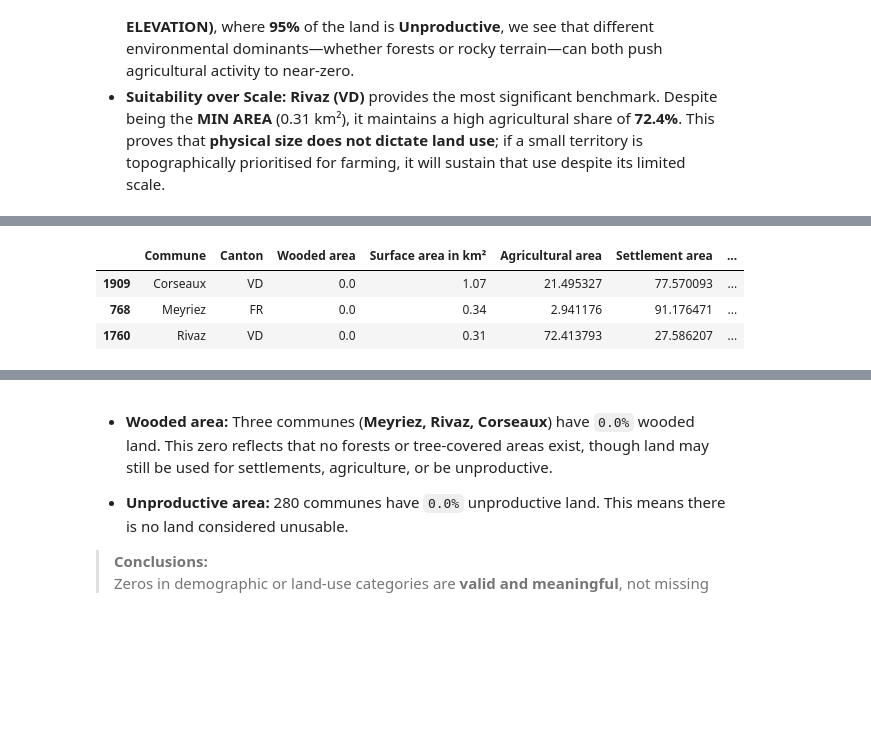
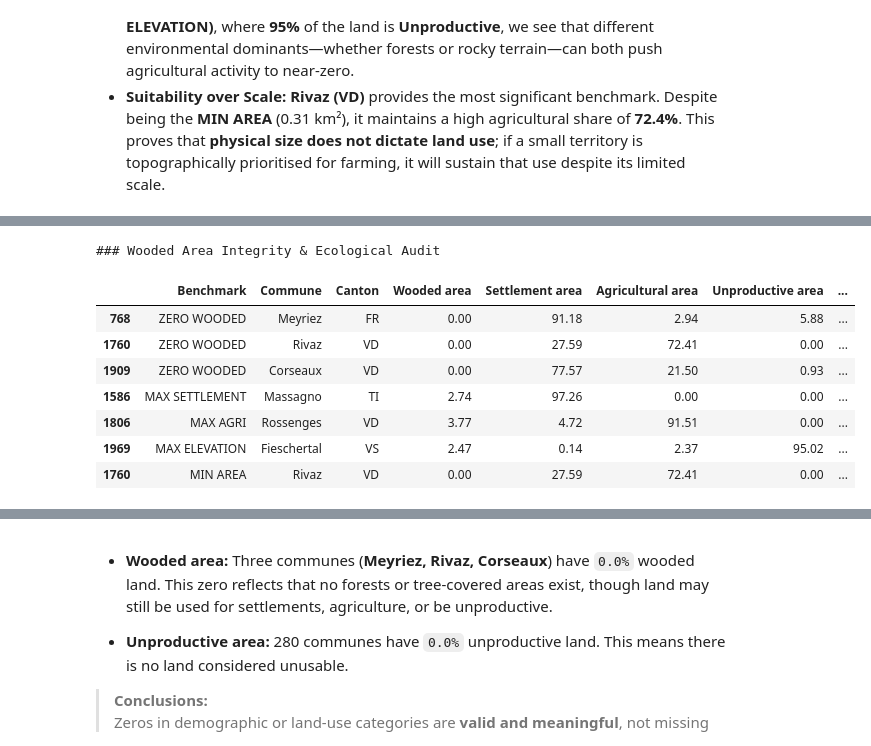
Before and after one commit to mamefatylo/EPFL_swiss_communes_project, a Jupyter notebook: communes_solution.ipynb, the cells around one changed output, grey strips where cells are left out. Cells and saved outputs as stored; diff of their text form; code cells hidden in the pictures; blank space fills up the shorter version.

Commit message:
Zero values validation

```diff
--- a/communes_solution.ipynb
+++ b/communes_solution.ipynb
@@ -38,13 +44,13 @@ The main steps are:
 import pandas as pd
 import numpy as np
 
-# A1. Load the CSV file into a Pandas DataFrame
-file_source = 'p1_communes.csv'
-df = pd.read_csv(file_source)
+# A1. Load dataset
+dataset_name = 'p1_communes.csv'
+df = pd.read_csv(dataset_name)
 
-# A2. Report the number of rows and columns in the dataset
-print(f"Dataset loaded: {file_source} | {df.shape[0]:,} rows x {df.shape[1]} columns")
+# A2. Report the number of rows and columns
+print(f'Loaded dataset: {dataset_name} | {df.shape[0]:,} rows x {df.shape[1]} columns')
 
-# A3. Display the first entries to confirm successful loading and column alignment
+# A3. Preview the first entries
 display(df.head())
 # %% [output]
@@ -401,19 +439,41 @@ The **Total Land %** column consistently returns **100.0%** across these commune
 | 1760 | MIN AREA | Rivaz | VD | 72.413793 | 27.586207 | 0.000000 | 0.000000 | ... |
 | 1569 | ZERO AGRICULTURAL AREA | Bissone | TI | 0.000000 | 20.430108 | 78.494624 | 1.075269 | ... |
 # %%
-wooded_zeros = df[df['Wooded area'] == 0].copy()
-wooded_zeros['Total Land Allocation %'] = wooded_zeros[land_use_cols].sum(axis=1)
+# B1. Targeted Audit: Wooded Area Integrity & Ecological Thresholds
+# Benchmarking Wooded Zeros against urban, agricultural, and alpine extremes
+wooded_targets = [
+    (df[df['Wooded area'] == 0], "ZERO WOODED"),
+    (df.nlargest(1, 'Settlement area'), "MAX SETTLEMENT"),
+    (df.nlargest(1, 'Agricultural area'), "MAX AGRI"),
+    (df.nlargest(1, 'Elevation'), "MAX ELEVATION"),
+    (df.nsmallest(1, 'Surface area in km²'), "MIN AREA")
+]
 
-wooded_zeros = wooded_zeros[[
-    'Commune', 'Canton', 'Wooded area', 'Surface area in km²', 'Agricultural area', 'Settlement area', 'Total Land Allocation %'
-]].sort_values(by='Surface area in km²', ascending=False)
+# Build the Comparison Report
+wooded_quality_report = pd.concat([res.assign(Benchmark=label) for res, label in wooded_targets])[[
+    'Benchmark', 'Commune', 'Canton',
+    'Wooded area', 'Settlement area', 'Agricultural area', 'Unproductive area',
+    'Surface area in km²', 'Elevation'
+]]
 
-display(wooded_zeros)
+# Audit Step: Critical Land Reconciliation
+# Validates that the four categories represent 100.0% of the Surface Area
+wooded_quality_report['Total Land %'] = wooded_quality_report[
+    ['Settlement area', 'Agricultural area', 'Wooded area', 'Unproductive area']
+].sum(axis=1)
+
+print("### Wooded Area Integrity & Ecological Audit")
+display(wooded_quality_report.round(2))
 # %% [output]
+### Wooded Area Integrity & Ecological Audit
-|  | Commune | Canton | Wooded area | Surface area in km² | Agricultural area | Settlement area | ... |
-| 1909 | Corseaux | VD | 0.0 | 1.07 | 21.495327 | 77.570093 | ... |
-| 768 | Meyriez | FR | 0.0 | 0.34 | 2.941176 | 91.176471 | ... |
-| 1760 | Rivaz | VD | 0.0 | 0.31 | 72.413793 | 27.586207 | ... |
+|  | Benchmark | Commune | Canton | Wooded area | Settlement area | Agricultural area | Unproductive area | ... |
+| 768 | ZERO WOODED | Meyriez | FR | 0.00 | 91.18 | 2.94 | 5.88 | ... |
+| 1760 | ZERO WOODED | Rivaz | VD | 0.00 | 27.59 | 72.41 | 0.00 | ... |
+| 1909 | ZERO WOODED | Corseaux | VD | 0.00 | 77.57 | 21.50 | 0.93 | ... |
+| 1586 | MAX SETTLEMENT | Massagno | TI | 2.74 | 97.26 | 0.00 | 0.00 | ... |
+| 1806 | MAX AGRI | Rossenges | VD | 3.77 | 4.72 | 91.51 | 0.00 | ... |
+| 1969 | MAX ELEVATION | Fieschertal | VS | 2.47 | 0.14 | 2.37 | 95.02 | ... |
+| 1760 | MIN AREA | Rivaz | VD | 0.00 | 27.59 | 72.41 | 0.00 | ... |
 # %%
 unproductive_zeros = df[df['Unproductive area'] == 0].copy()
 unproductive_zeros['Total Land Allocation %'] = unproductive_zeros[land_use_cols].sum(axis=1)
```
Also changed, not shown: parts of 26 cells of this notebook.
